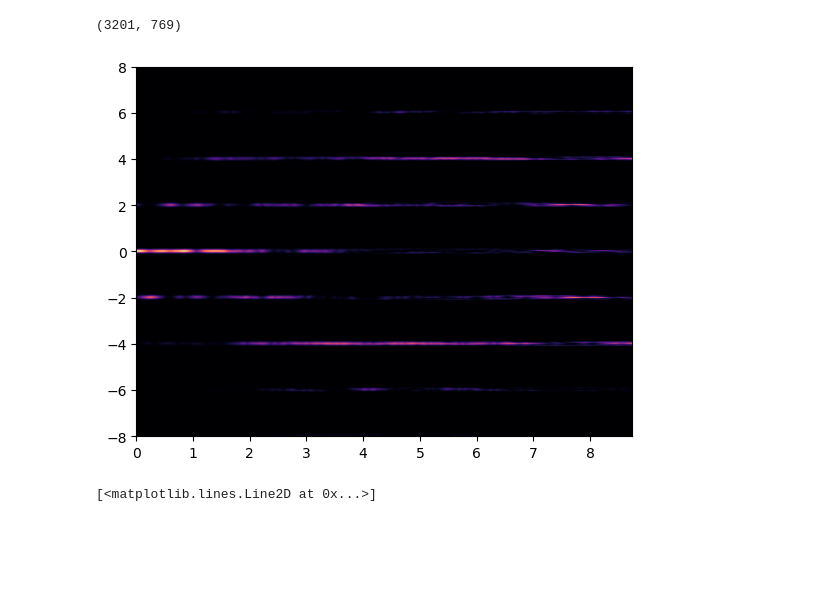
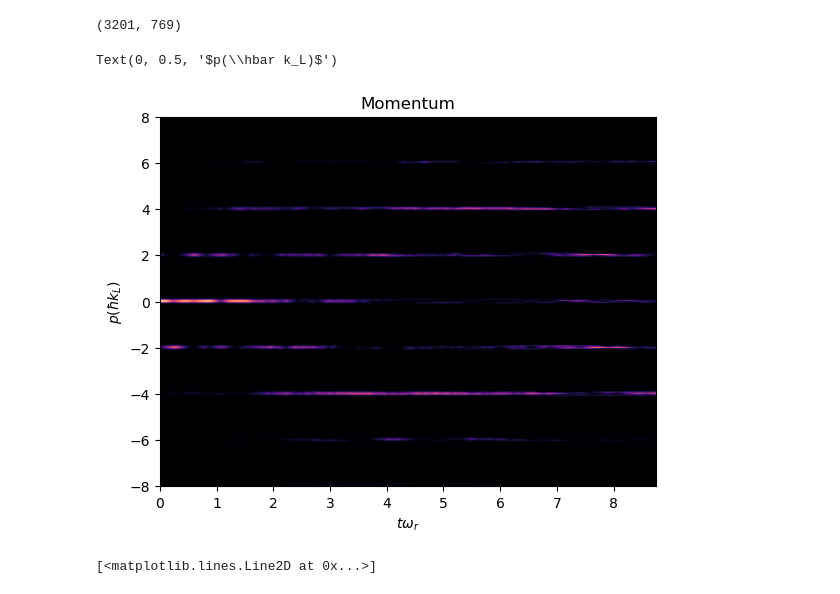
Before and after one commit to rootware/lattice_evolution, a Jupyter notebook: Python/realistic.ipynb, the cells around one changed output. Cells and saved outputs as stored; diff of their text form; code cells hidden in the pictures; blank space fills up the shorter version.

Commit message:
commit wavepacket plots axes

```diff
--- a/Python/realistic.ipynb
+++ b/Python/realistic.ipynb
@@ -11,8 +11,12 @@ np.shape(data_subtracted)
 # %%
 plt.imshow(np.square(np.abs(data_subtracted)).T, cmap = "magma", extent = [ data[0,2],data[-1,2], -16/2,16/2 ,],origin="lower",aspect = "auto")
 plt.grid(False)
+plt.title("Momentum")
+plt.xlabel("$t\omega_r$")
+plt.ylabel("$p(\hbar k_L)$")
 # %% [output]
+Text(0, 0.5, '$p(\\hbar k_L)$')
-[figure, old version]
+[figure, new version]
 # %%
 plt.plot(data[:,3])
 # %% [output]
```
Also changed, not shown: parts of 1 cell of this notebook.
